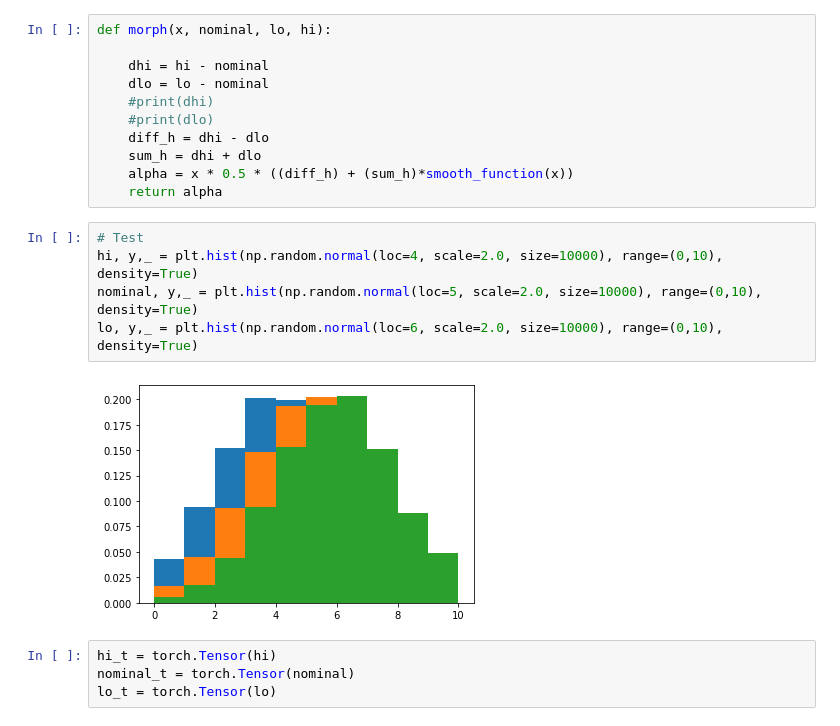
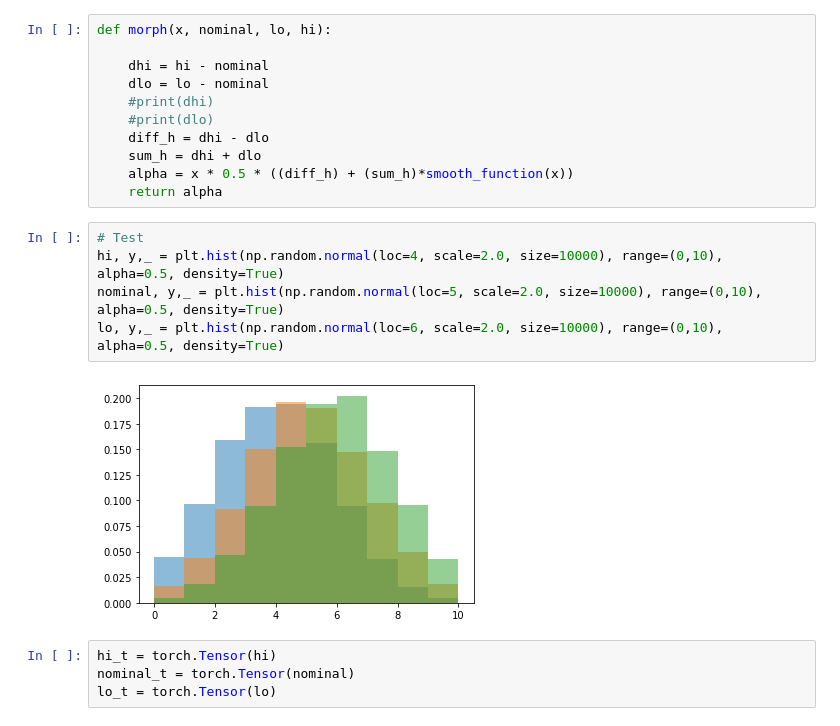
Before and after one commit to llayer/cmsopen, a Jupyter notebook: inferno/inferno_hep.ipynb, the cells around one changed output. Drawn from its saved outputs; the diff is of its cells as text.

```diff
--- a/inferno/inferno_hep.ipynb
+++ b/inferno/inferno_hep.ipynb
@@ -41,11 +41,11 @@ def morph(x, nominal, lo, hi):
     return alpha
 # %%
 # Test
-hi, y,_ = plt.hist(np.random.normal(loc=4, scale=2.0, size=10000), range=(0,10), density=True)
-nominal, y,_ = plt.hist(np.random.normal(loc=5, scale=2.0, size=10000), range=(0,10), density=True)
-lo, y,_ = plt.hist(np.random.normal(loc=6, scale=2.0, size=10000), range=(0,10), density=True)
+hi, y,_ = plt.hist(np.random.normal(loc=4, scale=2.0, size=10000), range=(0,10), alpha=0.5, density=True)
+nominal, y,_ = plt.hist(np.random.normal(loc=5, scale=2.0, size=10000), range=(0,10), alpha=0.5, density=True)
+lo, y,_ = plt.hist(np.random.normal(loc=6, scale=2.0, size=10000), range=(0,10), alpha=0.5, density=True)
 # %% [output]
-[figure, old version]
+[figure, new version]
 # %%
 hi_t = torch.Tensor(hi)
 nominal_t = torch.Tensor(nominal)
```
Also changed, not shown: parts of 32 cells of this notebook.
